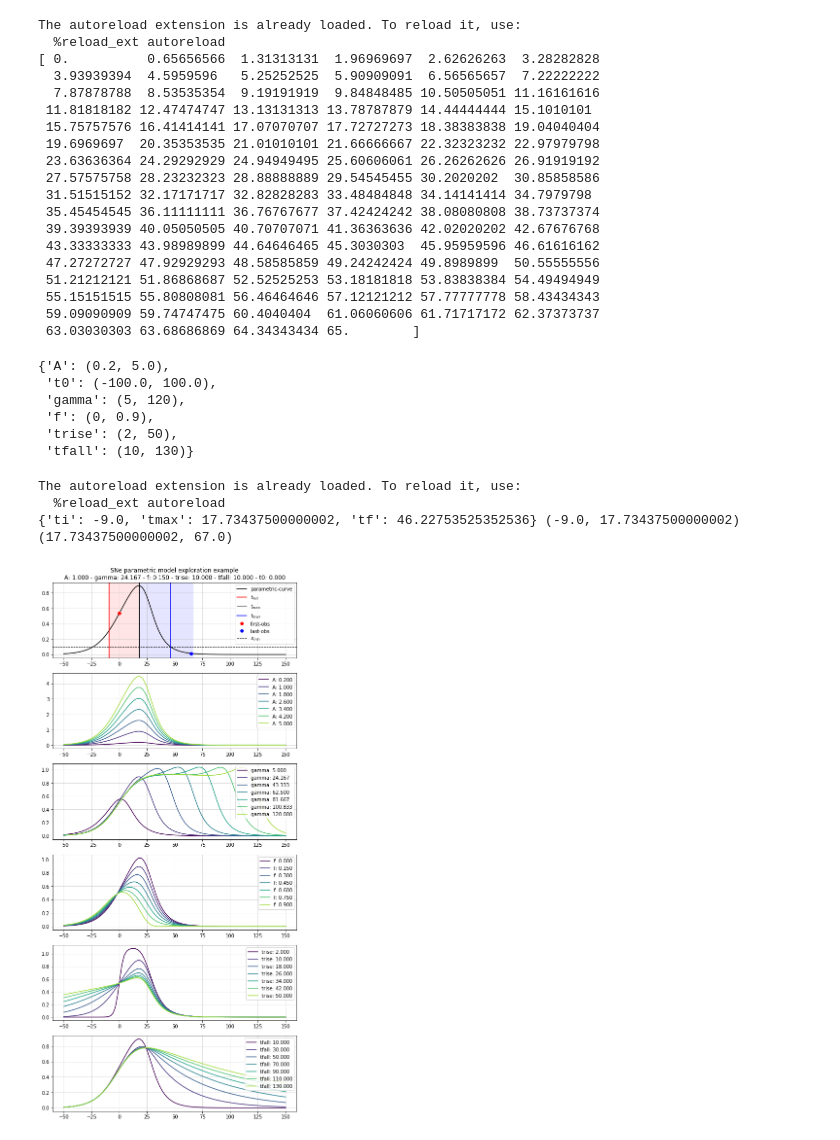
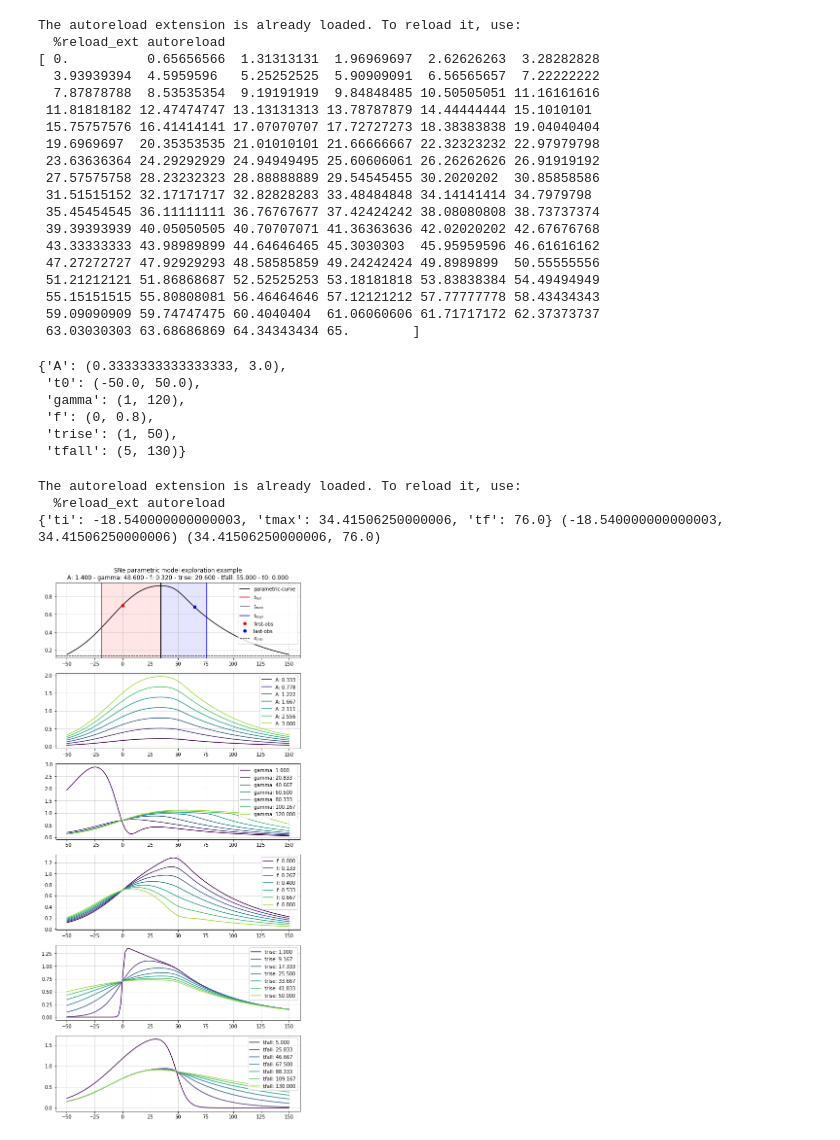
Before and after one commit to oscarpimentel/sne-lightcurves-synthetic, a Jupyter notebook: experiments/explore/parametric_model_example.ipynb, the cells around one changed output. Drawn from its saved outputs; the diff is of its cells as text; code cells hidden in the pictures.

```diff
--- a/experiments/explore/parametric_model_example.ipynb
+++ b/experiments/explore/parametric_model_example.ipynb
@@ -13,12 +13,13 @@ import numpy as np
 days = np.linspace(0, 65, 100)
 print(days)
 obs = days*0+1
-obse = obs*0
+obse = obs*0+1e-10
 lcobjb = SubLCO(days, obs, obse)
 bounds = get_pm_bounds(lcobjb, ['x'],
     uses_new_bounds=True,
 )['x']
 parameters = [k for k in bounds.keys() if not k=='t0']
+bounds['tfall'] = (5, bounds['tfall'][1])
 bounds
 # %% [output]
 The autoreload extension is already loaded. To reload it, use:
@@ -40,12 +41,12 @@ The autoreload extension is already loaded. To reload it, use:
  55.15151515 55.80808081 56.46464646 57.12121212 57.77777778 58.43434343
  59.09090909 59.74747475 60.4040404  61.06060606 61.71717172 62.37373737
  63.03030303 63.68686869 64.34343434 65.        ]
-{'A': (0.2, 5.0),
- 't0': (-100.0, 100.0),
- 'gamma': (5, 120),
- 'f': (0, 0.9),
- 'trise': (2, 50),
- 'tfall': (10, 130)}
+{'A': (0.3333333333333333, 3.0),
+ 't0': (-50.0, 50.0),
+ 'gamma': (1, 120),
+ 'f': (0, 0.8),
+ 'trise': (1, 50),
+ 'tfall': (5, 130)}
 # %%
 %load_ext autoreload
 %autoreload 2
@@ -54,9 +55,7 @@ import matplotlib.pyplot as plt
 from matplotlib import cm
 
 def get_fixed(p, bounds):
-    if p=='tfall':
-        return 10
-    return bounds[p][0]+(bounds[p][-1]-bounds[p][0])/6
+    return (bounds[p][0]*1.2+bounds[p][-1]*0.8)/2
 def get_linspace(p, bounds, n):
     return list(np.linspace(bounds[p][0], bounds[p][-1], n))
 
@@ -83,32 +82,32 @@ ax.axvspan(*tf_search_range, alpha=0.1, color='b', linewidth=0)
 ax.axvline(pm_times['ti'], color='r', label='$t_{init}$')
 ax.axvline(pm_times['tmax'], color='k', lw=1, label='$t_{max}$')
 ax.axvline(pm_times['tf'], color='b', label='$t_{final}$')
 ax.plot(lcobjb.days[0], sne.evaluate(lcobjb.days[0]), 'o', c='r', label='first-obs') # first day
 ax.plot(lcobjb.days[-1], sne.evaluate(lcobjb.days[-1]), 'o', c='b', label='last-obs') # last day
 ax.axhline(min_obs_threshold, color='k', lw=1, label='$x_{min}$', linestyle='--')
 
 ax.legend(loc='upper right')
 ax.grid(alpha=0.5)
 title = 'SNe parametric model exploration example\n'
 title += ' - '.join([f'{k}: {pm_args[k]:,.3f}' for k in pm_args.keys()])
 ax.set_title(title)
 
 for kp,var_p in enumerate(parameters):
     ax = axs[kp+1]
     pm_args = {p:get_fixed(p, bounds) for p in parameters}
     pm_args['t0'] = 0
     for kp2,var_p2 in enumerate(get_linspace(var_p, bounds, n)):
         pm_args[var_p] = var_p2
         sne = SNeModel(lcobjb, pm_args)
         label = f'{var_p}: {var_p2:,.3f}'
         ax.plot(plot_days, sne.evaluate(plot_days), c=viridis(kp2/n), label=label)
 
     ax.legend(loc='upper right')
     ax.grid(alpha=0.5)
 
 plt.show()
 # %% [output]
 The autoreload extension is already loaded. To reload it, use:
   %reload_ext autoreload
-{'ti': -9.0, 'tmax': 17.73437500000002, 'tf': 46.22753525352536} (-9.0, 17.73437500000002) (17.73437500000002, 67.0)
+{'ti': -18.540000000000003, 'tmax': 34.41506250000006, 'tf': 76.0} (-18.540000000000003, 34.41506250000006) (34.41506250000006, 76.0)
-[figure, old version]
+[figure, new version]
```
Also changed, not shown: 5 other files.
